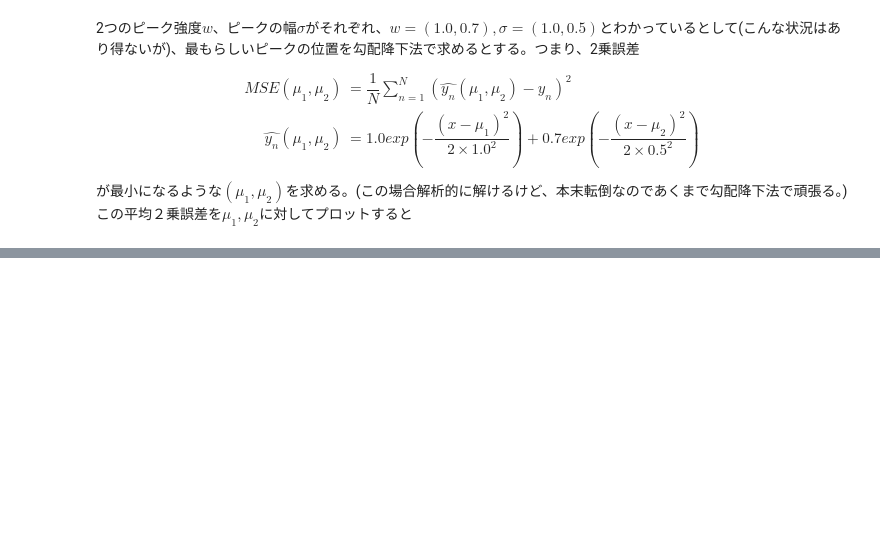
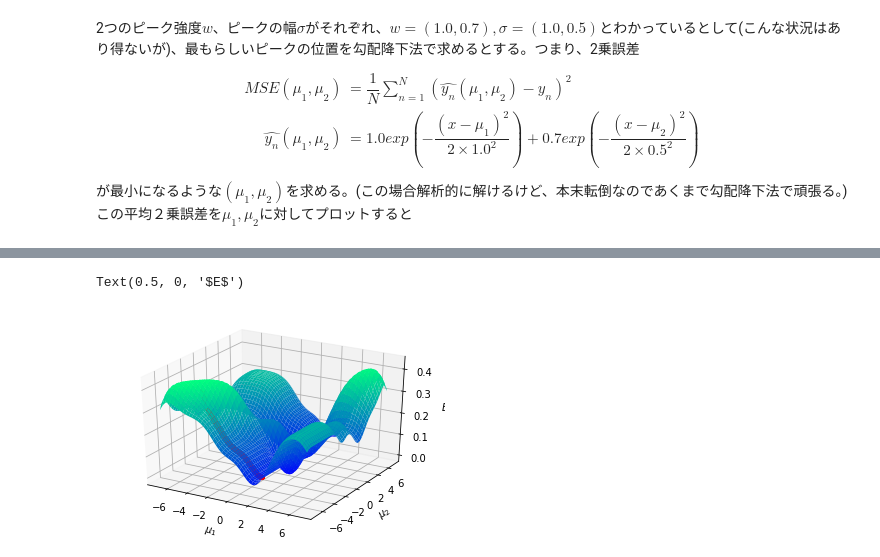
Before and after one commit to fftakumi/MOD2NNQ, a Jupyter notebook: Optimizer/introduction.ipynb, the cells around one changed output, grey strips where cells are left out. Cells and saved outputs as stored; diff of their text form; code cells hidden in the pictures; blank space fills up the shorter version.

```diff
--- a/Optimizer/introduction.ipynb
+++ b/Optimizer/introduction.ipynb
@@ -57,0 +59,37 @@ Text(0.5, 0, '$E$')
+# %%
+mu_init = np.array([-4., -5.])
+sigma = np.array([1.0, 0.5])
+
+Phi = np.array([gauss(x, mu_init[0], 1), gauss(x, mu_init[1], 0.5)]).T
+y_hat = Phi @ w
+
+mu_history = []
+E_history = []
+iter = 200
+alpha = 1
+mu = mu_init
+for i in range(iter):
+  Phi = gauss(x.reshape([-1, 1]), mu, sigma)
+  y_hat = Phi @ w
+  E = np.mean((y_true.reshape([-1, 1]) - y_hat.reshape([-1, 1]))**2)
+  dEdmu = -2*(y_true.reshape([-1, 1]) - y_hat.reshape([-1, 1])) / sigma * (x.reshape([-1, 1]) - mu) * gauss(x.reshape([-1, 1]), mu, sigma)
+  dMSEdmu = np.mean(dEdmu, axis=0)
+
+  E_history.append(E)
+  mu_history.append(mu)
+  mu = mu - alpha*dMSEdmu
+
+mu_history = np.array(mu_history)
+E_history = np.array(E_history)
+
+fig = plt.figure()
+ax = fig.add_subplot(projection='3d')
+ax.scatter(mu_history[:, 0], mu_history[:, 1], E_history, color="red")
+ax.plot_surface(mmu1, mmu2, MSE, cmap="winter")
+
+ax.set_xlabel("$\mu_1$")
+ax.set_ylabel("$\mu_2$")
+ax.set_zlabel("$E$")
+# %% [output]
+Text(0.5, 0, '$E$')
+[figure, added]
```
Also changed, not shown: parts of 4 cells of this notebook.
